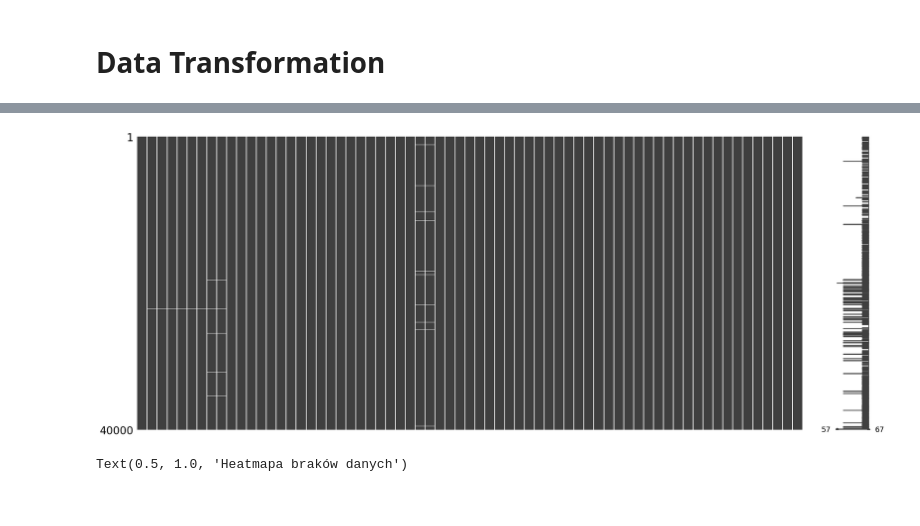
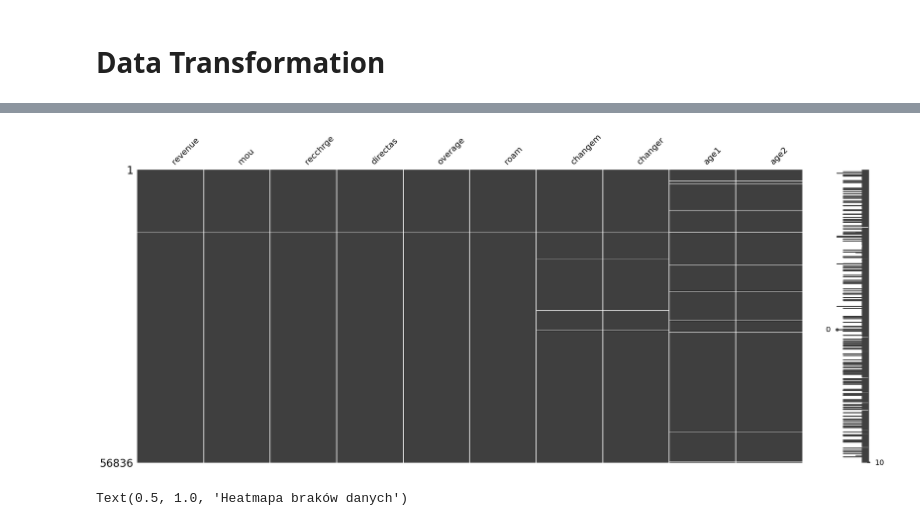
Before and after one commit to GrzegKrajewski/Masters_churn, a Jupyter notebook: code_masters_gk.ipynb, the cells around one changed output, grey strips where cells are left out. Cells and saved outputs as stored; diff of their text form; code cells hidden in the pictures.

```diff
--- a/code_masters_gk.ipynb
+++ b/code_masters_gk.ipynb
@@ -41,8 +43,5 @@ df
 # %%
 df=df.set_index('customer')
 df=df.drop(columns=['X','Unnamed: 0'])
-# %%
-holdout_df=df[df['traintest']==0]
-df=df.drop(holdout_df.index)
 # %%
 df=df.drop(columns=['traintest','churndep'])
@@ -64,5 +60,8 @@ Name: count, dtype: int64
 # %% [markdown]
 # EDA
+# %%
+# Split the data into training and testing sets
+df, holdout_df = train_test_split(df, test_size=0.2, random_state=1973)
 # %%
 print(f'for test and training we have {len(df)} records and for holdout we have {len(holdout_df)} records, both data sets have {len(df.columns)} variables')
 # %% [output]
@@ -629,0 +553,3 @@ dtype: int64
+# %%
+df = df.dropna(subset=['phones'])
+df[df.columns[df.isna().sum() > 0]].isna().sum()
@@ -630,6 +568,6 @@ dtype: int64
 # %%
-msno.matrix(df)
+msno.matrix(df.loc[:, df.isna().any()])
 plt.show()
 # %% [output]
-[figure, old version]
+[figure, new version]
 # %%
```
Also changed, not shown: parts of 103 cells of this notebook.
